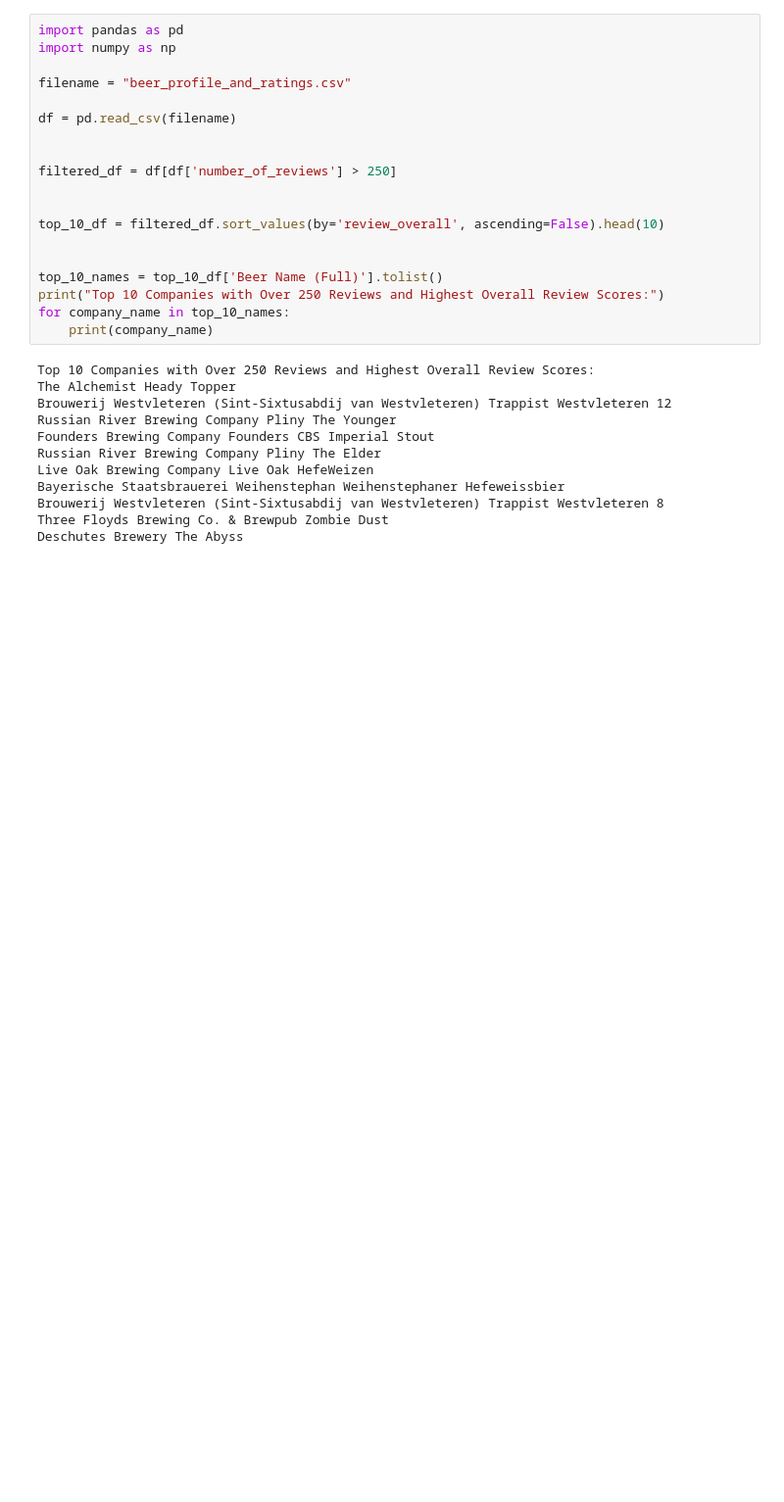
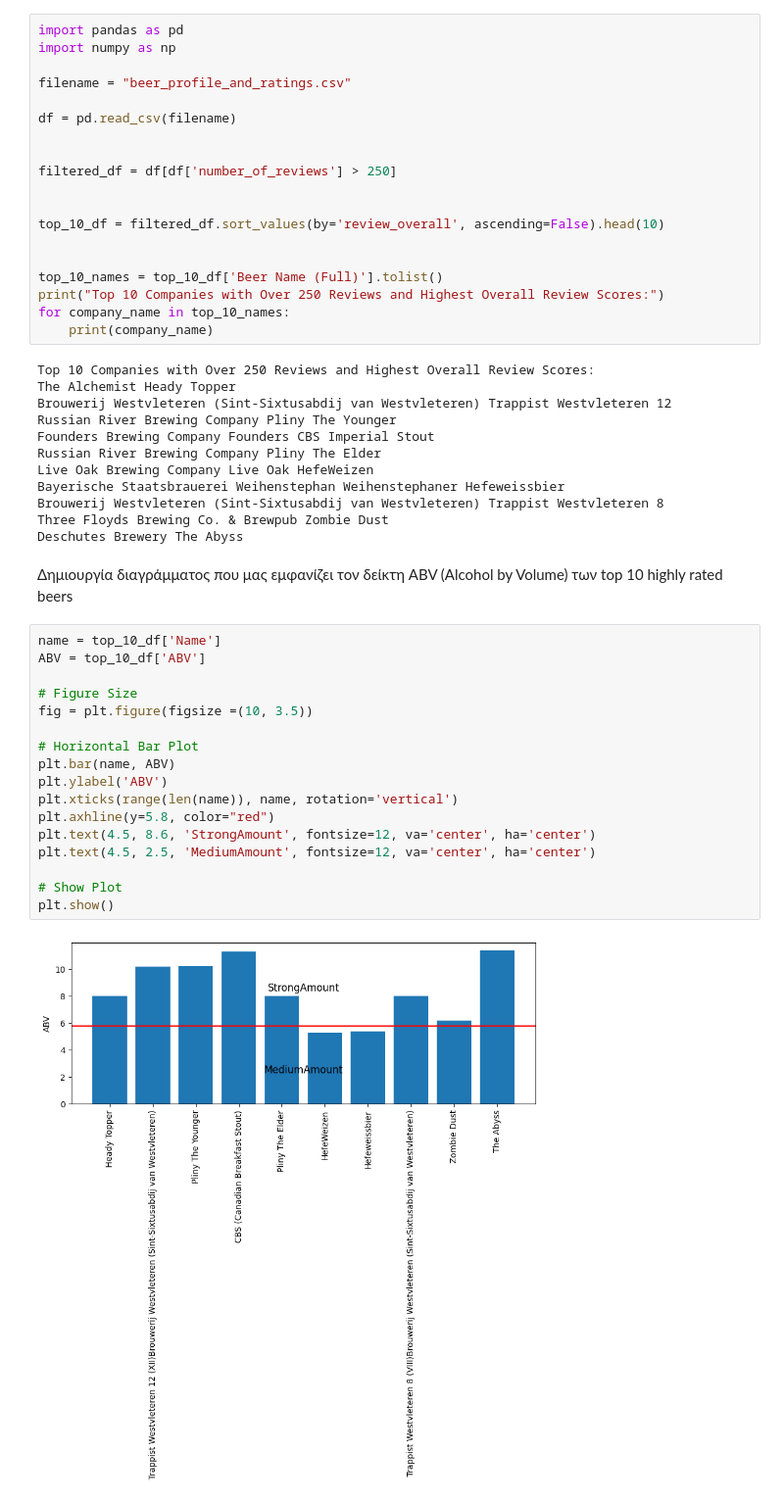
Before and after one commit to HUA-Applied-EFP01/data-analysis-237, a Jupyter notebook: Beer_statistics.ipynb, the cells around one changed output. Shown at 98% size. Saved outputs shown, nothing was run; the diff lists cells and outputs as text; blank space fills up the shorter version.

Commit message:
bar plot of ABV

```diff
--- a/Beer_statistics.ipynb
+++ b/Beer_statistics.ipynb
@@ -203,3 +222,24 @@ Bayerische Staatsbrauerei Weihenstephan Weihenstephaner Hefeweissbier
 Brouwerij Westvleteren (Sint-Sixtusabdij van Westvleteren) Trappist Westvleteren 8
 Three Floyds Brewing Co. & Brewpub Zombie Dust
 Deschutes Brewery The Abyss
+# %% [markdown]
+Δημιουργία διαγράμματος που μας εμφανίζει τον δείκτη ABV (Alcohol by Volume) των top 10 highly rated beers
+# %%
+name = top_10_df['Name']
+ABV = top_10_df['ABV']
+
+# Figure Size
+fig = plt.figure(figsize =(10, 3.5))
+
+# Horizontal Bar Plot
+plt.bar(name, ABV)
+plt.ylabel('ABV')
+plt.xticks(range(len(name)), name, rotation='vertical')
+plt.axhline(y=5.8, color="red")
+plt.text(4.5, 8.6, 'StrongAmount', fontsize=12, va='center', ha='center')
+plt.text(4.5, 2.5, 'MediumAmount', fontsize=12, va='center', ha='center')
+
+# Show Plot
+plt.show()
+# %% [output]
+[figure, added]
```
Also changed, not shown: parts of 3 cells of this notebook.
